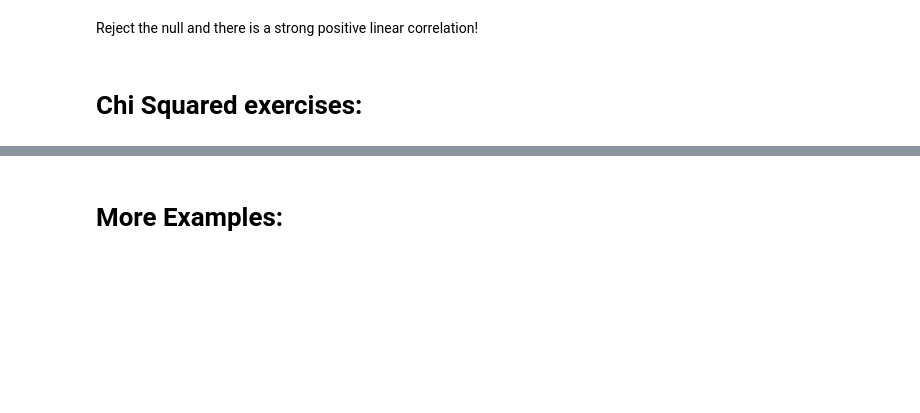
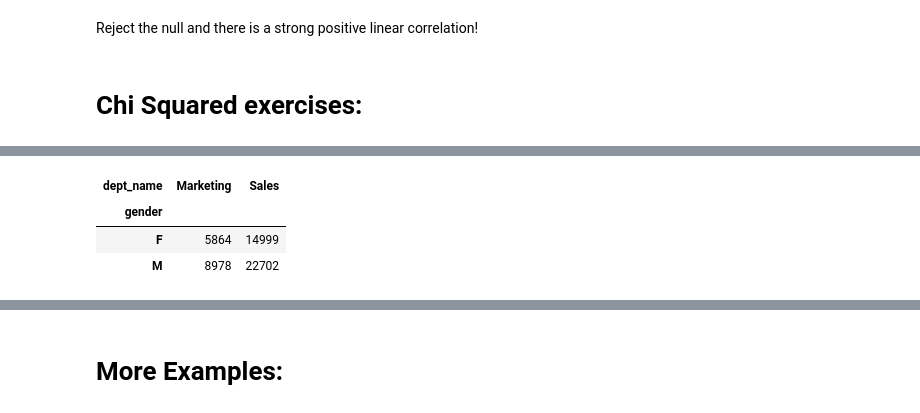
Before and after one commit to JoshuaHolt-Tech/statistics-exercises, a Jupyter notebook: hypothesis_testing.ipynb, the cells around one changed output, grey strips where cells are left out. Saved outputs shown, nothing was run; the diff lists cells and outputs as text; code cells hidden in the pictures; blank space fills up the shorter version.

```diff
--- a/hypothesis_testing.ipynb
+++ b/hypothesis_testing.ipynb
@@ -954,0 +934,2 @@ Doesn't Use A Macbook	1	30
+# %%
+url = f'mysql+pymysql://{env.username}:{env.password}@{env.host}/employees'
@@ -954,0 +1087,11 @@ Doesn't Use A Macbook	1	30
+# %%
+query = """
+SELECT * FROM employees
+LEFT JOIN dept_emp USING(emp_no)
+LEFT JOIN departments USING (dept_no)
+WHERE dept_emp.to_date = '9999-01-01'
+AND (departments.dept_name LIKE 'Marketing'
+OR departments.dept_name LIKE 'Sales');"""
+# %%
+employees = pd.read_sql(query, url)
+employees.info()
@@ -954,0 +1131,8 @@ Doesn't Use A Macbook	1	30
+# %%
+observed = pd.crosstab(employees.gender, employees.dept_name)
+observed
+# %% [output]
+| dept_name | Marketing | Sales |
+| gender |  |  |
+| F | 5864 | 14999 |
+| M | 8978 | 22702 |
```
Also changed, not shown: parts of 43 cells of this notebook.
